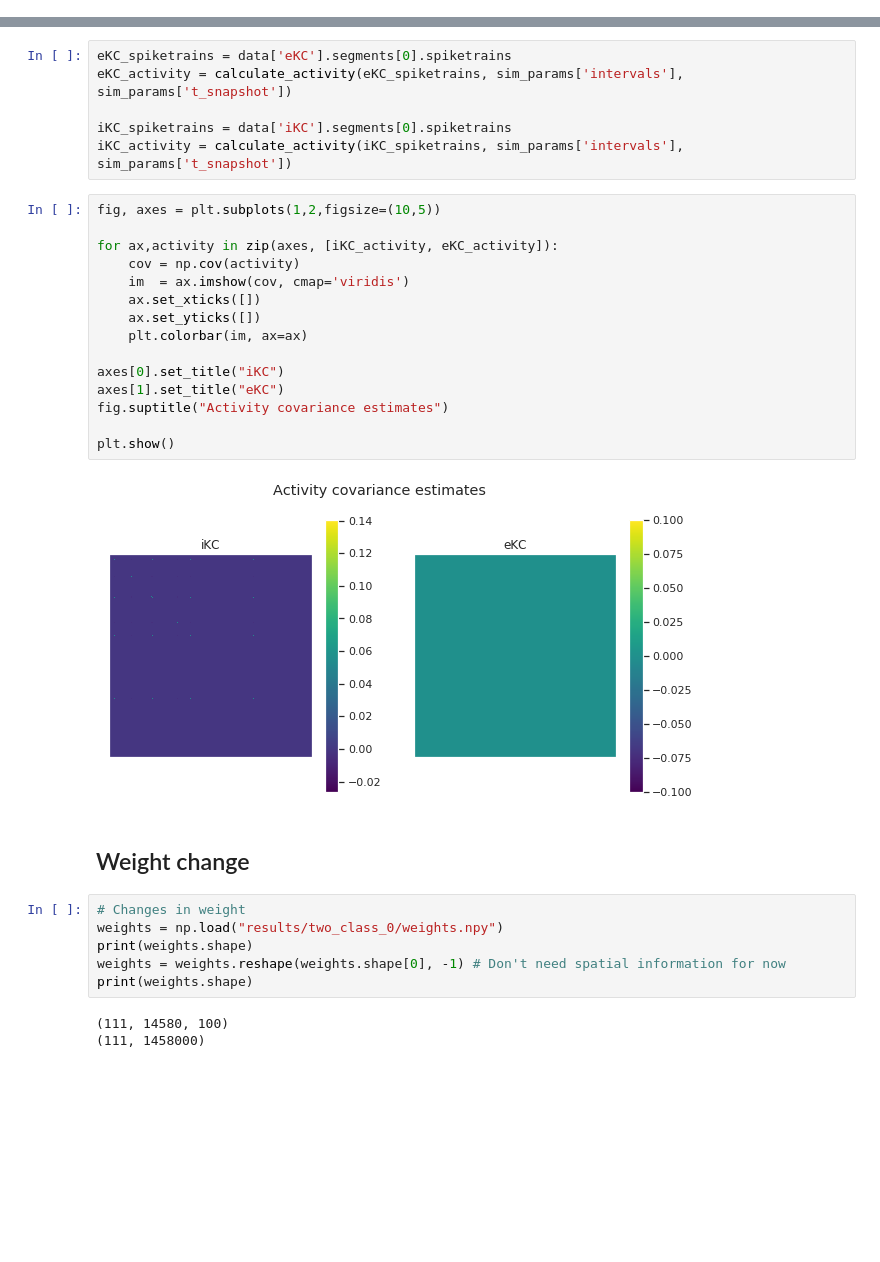
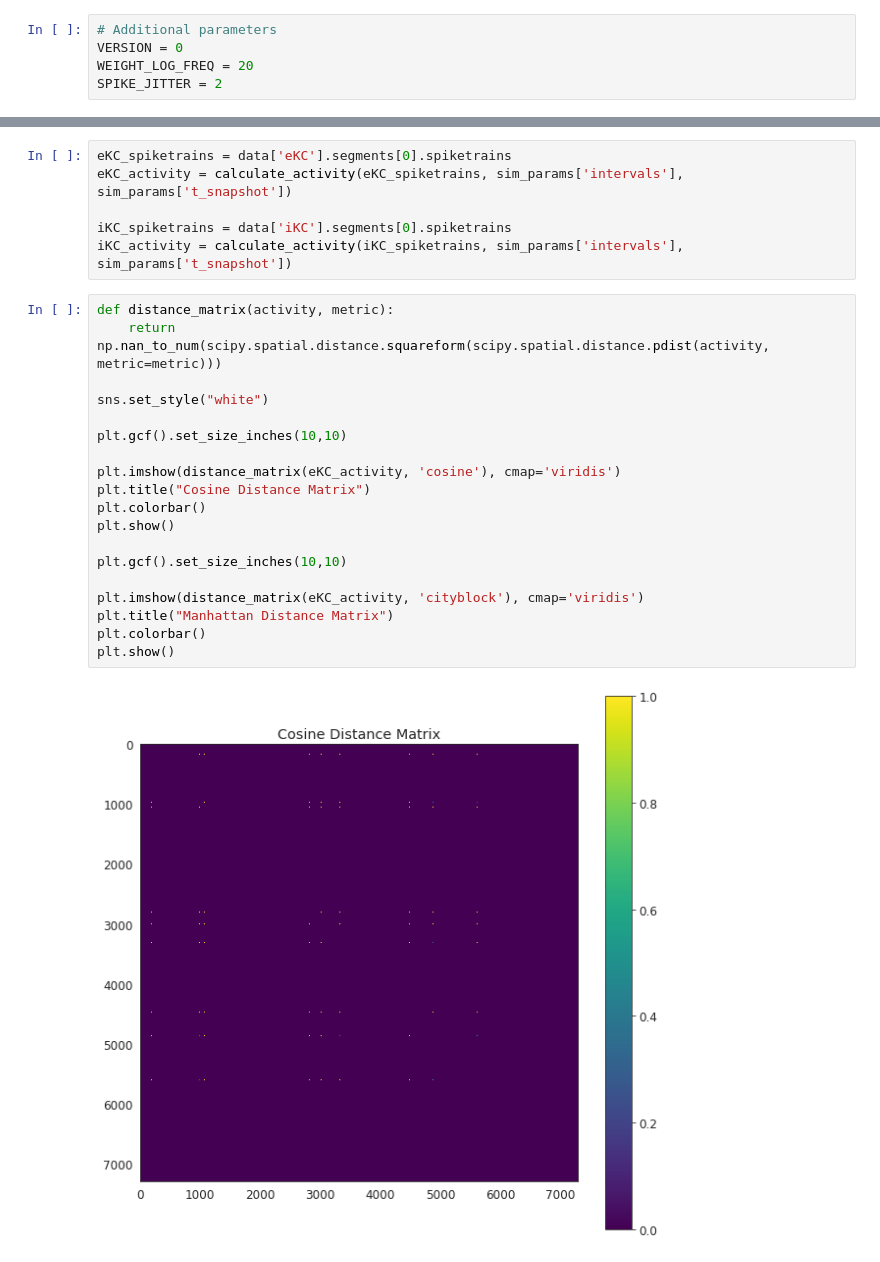
Before and after one commit to bikeboi/jra-project, a Jupyter notebook: experiment_1.ipynb, the cells around one changed output, grey strips where cells are left out. Saved outputs shown, nothing was run; the diff lists cells and outputs as text; blank space fills up the shorter version.

```diff
--- a/experiment_1.ipynb
+++ b/experiment_1.ipynb
@@ -94,0 +103,5 @@ data = retrieve_results("two_class", version=0)
+# %%
+# Additional parameters
+VERSION = 0
+WEIGHT_LOG_FREQ = 20
+SPIKE_JITTER = 2
@@ -114,31 +159,24 @@ eKC_activity = calculate_activity(eKC_spiketrains, sim_params['intervals'], sim_
 
 iKC_spiketrains = data['iKC'].segments[0].spiketrains
 iKC_activity = calculate_activity(iKC_spiketrains, sim_params['intervals'], sim_params['t_snapshot'])
-# %%
-fig, axes = plt.subplots(1,2,figsize=(10,5))
-
-for ax,activity in zip(axes, [iKC_activity, eKC_activity]):
-    cov = np.cov(activity)
-    im  = ax.imshow(cov, cmap='viridis')
-    ax.set_xticks([])
-    ax.set_yticks([])
-    plt.colorbar(im, ax=ax)
-
-axes[0].set_title("iKC")
-axes[1].set_title("eKC")
-fig.suptitle("Activity covariance estimates")
-
-plt.show()
-# %% [output]
-[figure, removed]
-# %% [markdown]
-## Weight change
-# %%
-# Changes in weight
-weights = np.load("results/two_class_0/weights.npy")
-print(weights.shape)
-weights = weights.reshape(weights.shape[0], -1) # Don't need spatial information for now
-print(weights.shape)
-# %% [output]
-(111, 14580, 100)
-(111, 1458000)
+# %%
+def distance_matrix(activity, metric):
+    return np.nan_to_num(scipy.spatial.distance.squareform(scipy.spatial.distance.pdist(activity, metric=metric)))
+
+sns.set_style("white")
+
+plt.gcf().set_size_inches(10,10)
+
+plt.imshow(distance_matrix(eKC_activity, 'cosine'), cmap='viridis')
+plt.title("Cosine Distance Matrix")
+plt.colorbar()
+plt.show()
+
+plt.gcf().set_size_inches(10,10)
+
+plt.imshow(distance_matrix(eKC_activity, 'cityblock'), cmap='viridis')
+plt.title("Manhattan Distance Matrix")
+plt.colorbar()
+plt.show()
+# %% [output]
+[figure, added]
```
Also changed, not shown: parts of 14 cells of this notebook, 3 other files.
